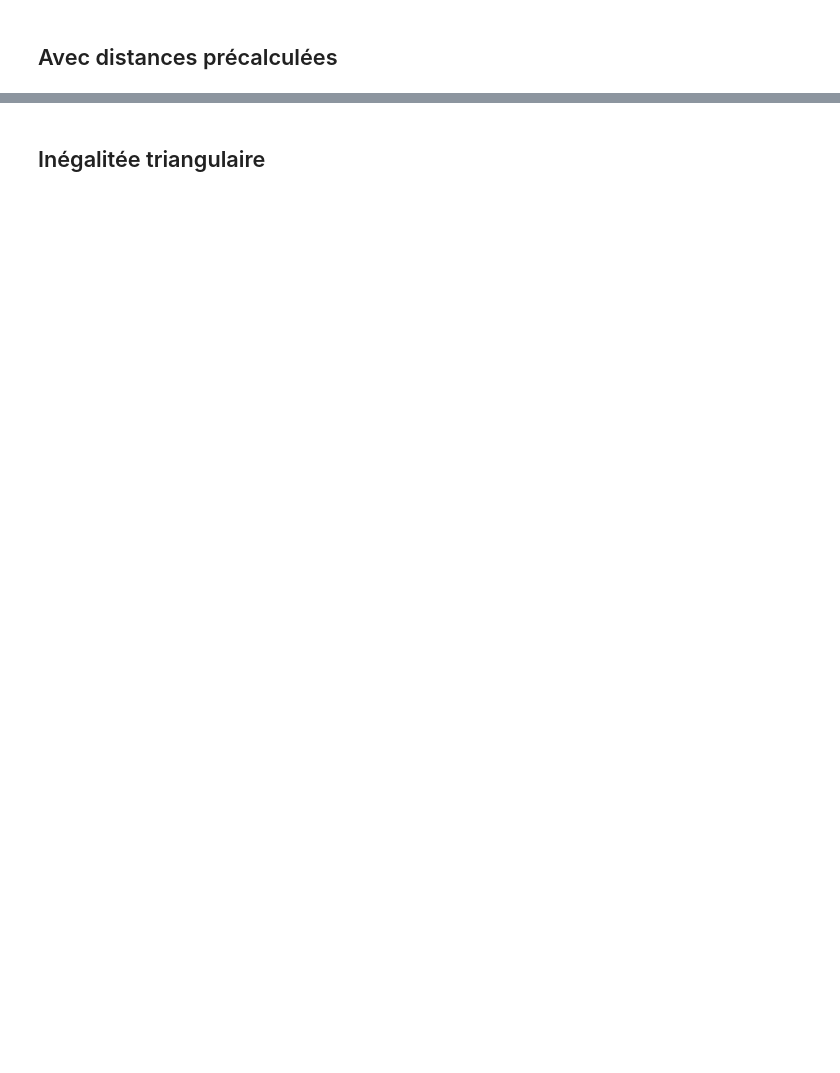
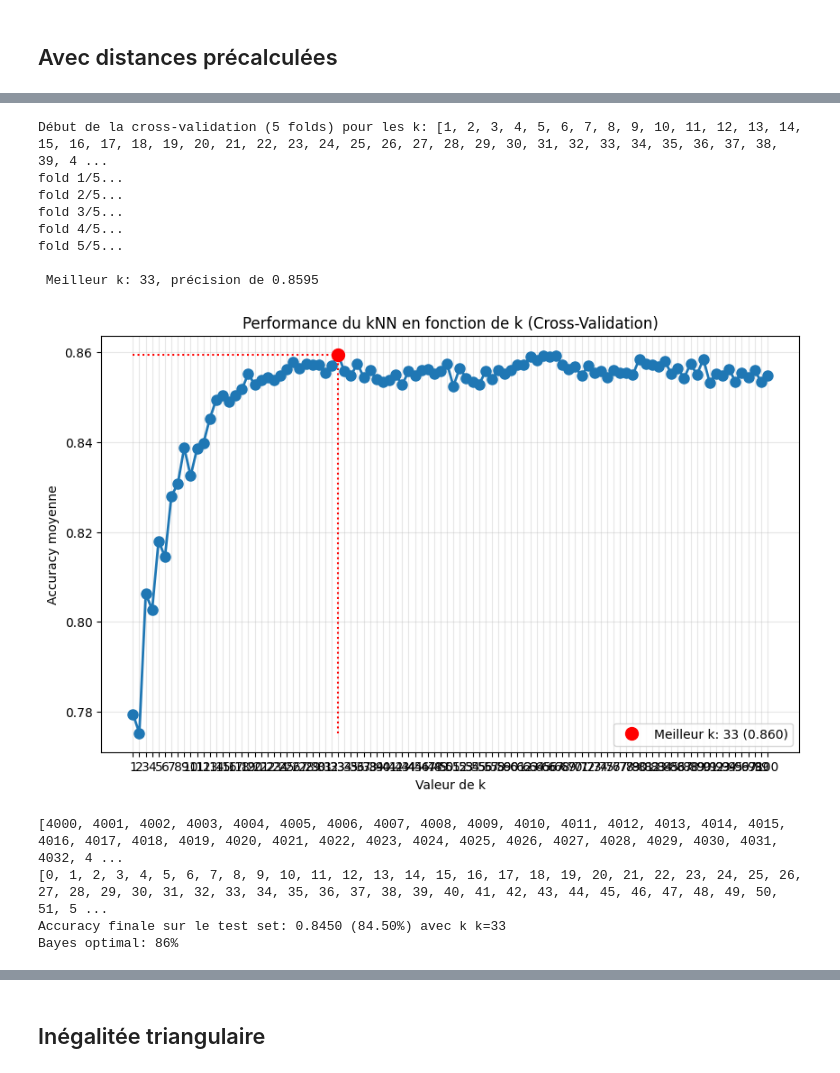
Before and after one commit to Fryzim/KNN-Classifier, a Jupyter notebook: projet.ipynb, the cells around one changed output, grey strips where cells are left out. Saved outputs shown, nothing was run; the diff lists cells and outputs as text; code cells hidden in the pictures; blank space fills up the shorter version.

```diff
--- a/projet.ipynb
+++ b/projet.ipynb
@@ -659,0 +655,16 @@ Bayes optimal: 86%
+# %%
+main_knn(X_np, y_np)
+# %% [output]
+Début de la cross-validation (5 folds) pour les k: [1, 2, 3, 4, 5, 6, 7, 8, 9, 10, 11, 12, 13, 14, 15, 16, 17, 18, 19, 20, 21, 22, 23, 24, 25, 26, 27, 28, 29, 30, 31, 32, 33, 34, 35, 36, 37, 38, 39, 4 ...
+fold 1/5...
+fold 2/5...
+fold 3/5...
+fold 4/5...
+fold 5/5...
+
+ Meilleur k: 33, précision de 0.8595
+[figure, added]
+[4000, 4001, 4002, 4003, 4004, 4005, 4006, 4007, 4008, 4009, 4010, 4011, 4012, 4013, 4014, 4015, 4016, 4017, 4018, 4019, 4020, 4021, 4022, 4023, 4024, 4025, 4026, 4027, 4028, 4029, 4030, 4031, 4032, 4 ...
+[0, 1, 2, 3, 4, 5, 6, 7, 8, 9, 10, 11, 12, 13, 14, 15, 16, 17, 18, 19, 20, 21, 22, 23, 24, 25, 26, 27, 28, 29, 30, 31, 32, 33, 34, 35, 36, 37, 38, 39, 40, 41, 42, 43, 44, 45, 46, 47, 48, 49, 50, 51, 5 ...
+Accuracy finale sur le test set: 0.8450 (84.50%) avec k k=33
+Bayes optimal: 86%
```
Also changed, not shown: parts of 13 cells of this notebook.
